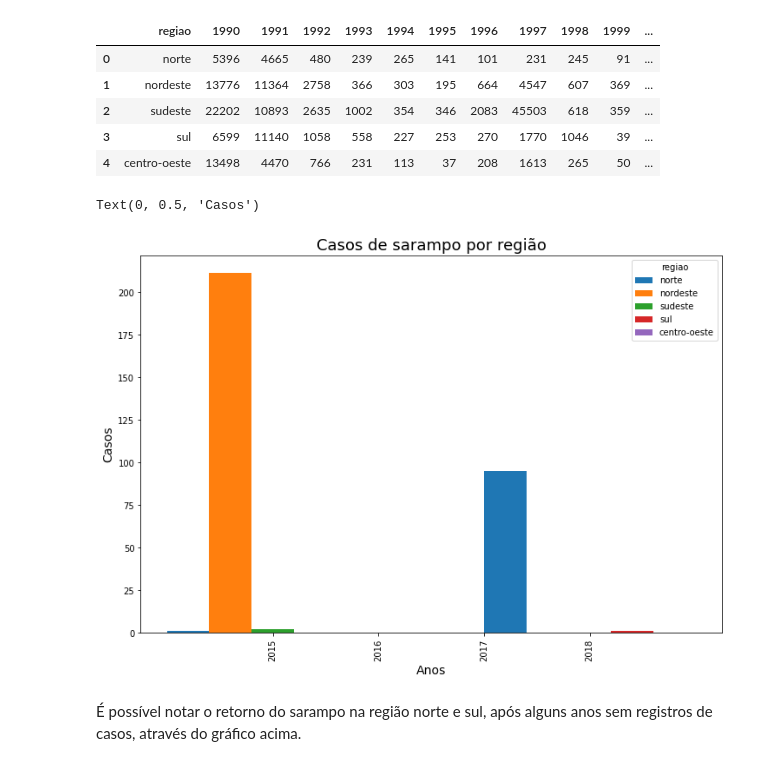
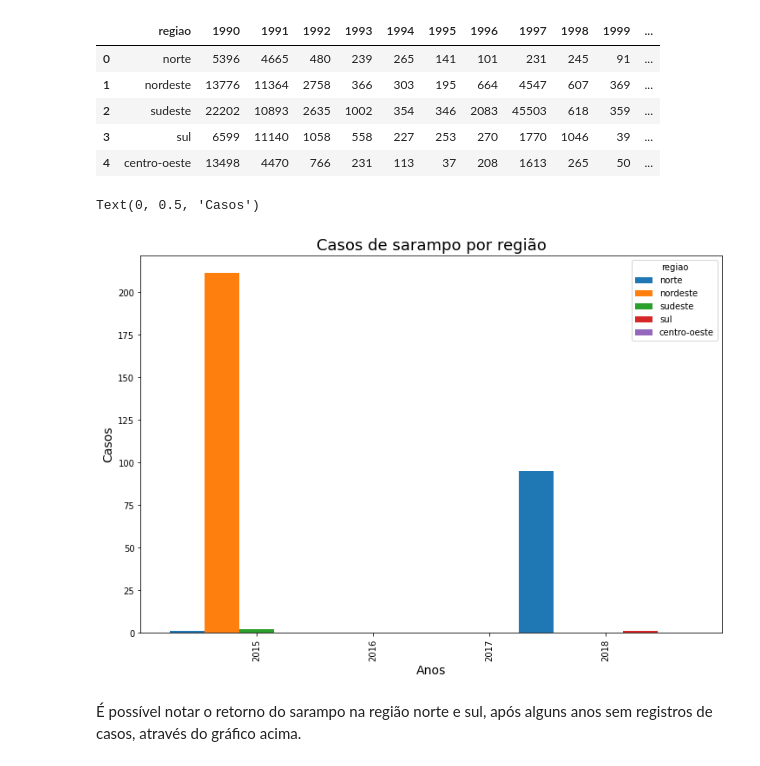
Before and after one commit to AdamStamm/bootcamp_alura, a Jupyter notebook: Projetos/Adam_Stamm_Capdehourat_Mota_Projeto_Módulo_02.ipynb, the cells around one changed output. Drawn from its saved outputs; the diff is of its cells as text; code cells hidden in the pictures.

```diff
--- a/Projetos/Adam_Stamm_Capdehourat_Mota_Projeto_Módulo_02.ipynb
+++ b/Projetos/Adam_Stamm_Capdehourat_Mota_Projeto_Módulo_02.ipynb
@@ -241,13 +241,13 @@ casos_sarampo_regiao
 casos = casos_sarampo_regiao.set_index('regiao')
 # %%
 casos_2013_2018 = casos.T.loc['2015':]
-casos_2013_2018.plot(kind='bar',width=2, figsize=(12,8))
+casos_2013_2018.plot(kind='bar',width=1.5, figsize=(12,8))
 plt.title('Casos de sarampo por região', fontsize=18)
 plt.xlabel('Anos', fontsize=14)
 plt.ylabel('Casos', fontsize=14)
 # %% [output]
 Text(0, 0.5, 'Casos')
-[figure, old version]
+[figure, new version]
 # %% [markdown]
 É possível notar o retorno do sarampo na região norte e sul, após alguns anos sem registros de casos, através do gráfico acima.
 # %% [markdown]
```
